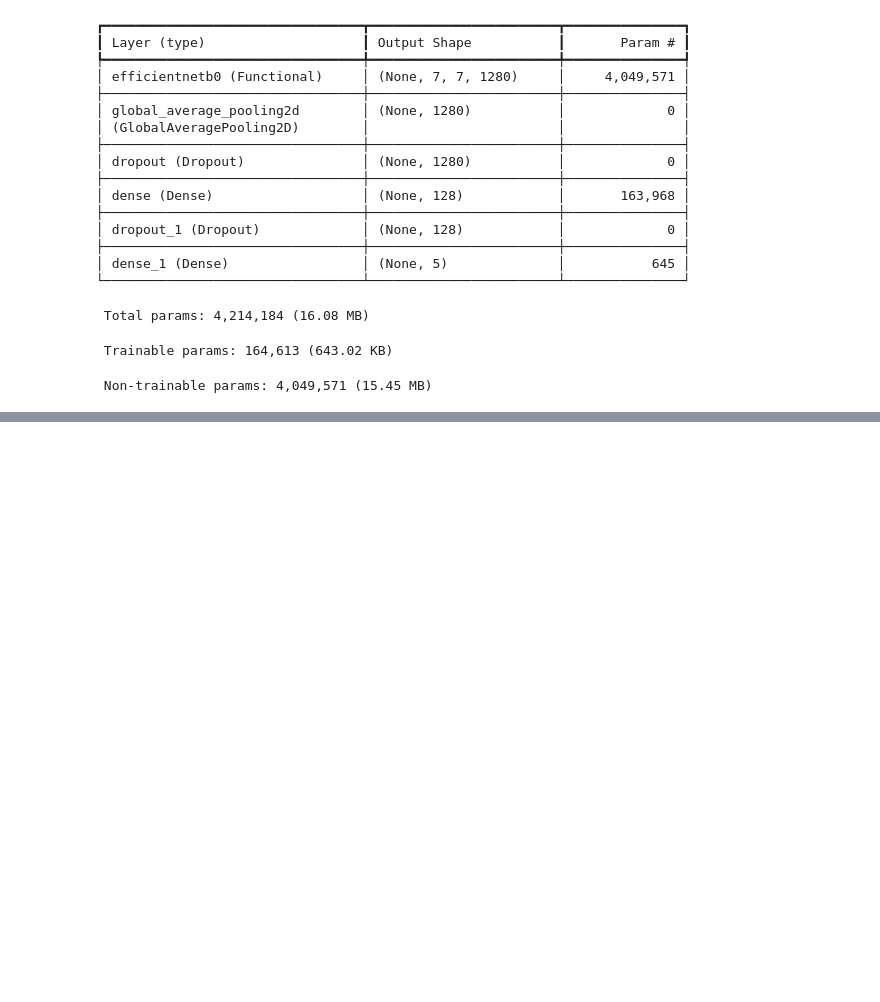
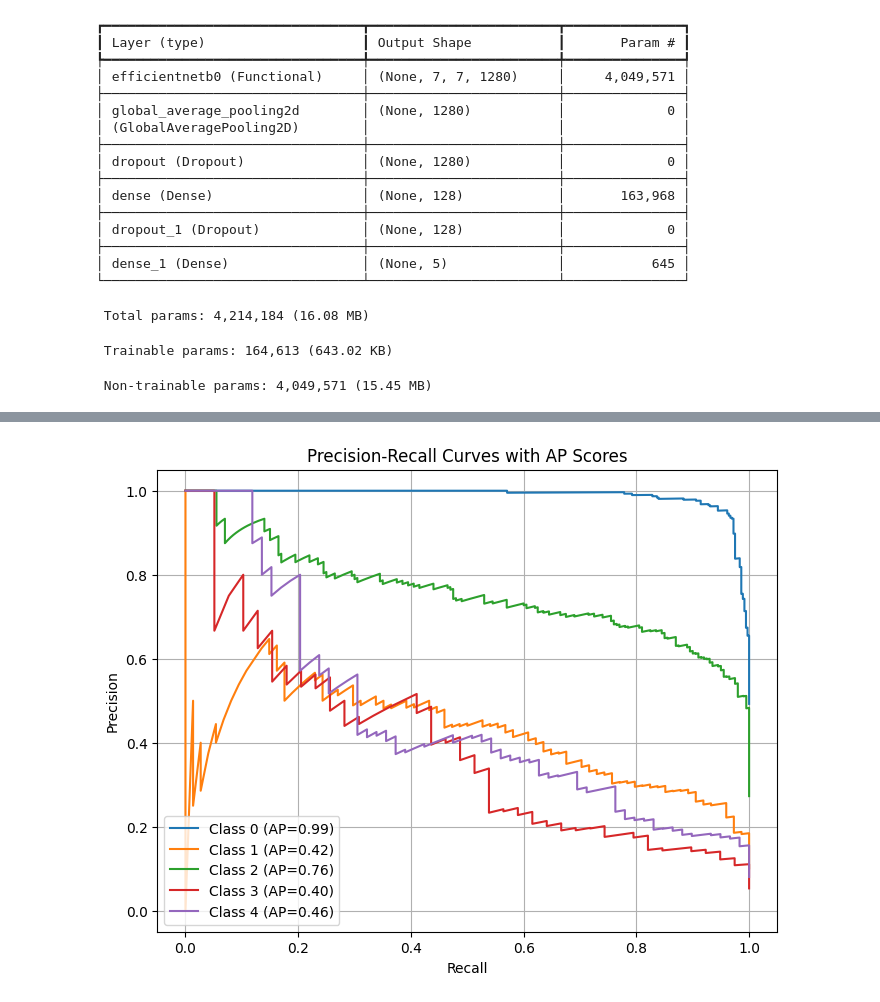
Before and after one commit to Harshkotkar/Deep-Learning, a Jupyter notebook: Early_Detection_of_Diabetic_Retinopathy_from_Retinal_Fundus_Images(full_and_final_🤯🔥).ipynb, the cells around one changed output, grey strips where cells are left out. Saved outputs shown, nothing was run; the diff lists cells and outputs as text; code cells hidden in the pictures; blank space fills up the shorter version.

```diff
--- a/Early_Detection_of_Diabetic_Retinopathy_from_Retinal_Fundus_Images(full_and_final_🤯🔥).ipynb
+++ b/Early_Detection_of_Diabetic_Retinopathy_from_Retinal_Fundus_Images(full_and_final_🤯🔥).ipynb
@@ -213,0 +272,23 @@ Epoch 4/10
+# %%
+from sklearn.metrics import precision_recall_curve, average_precision_score
+import matplotlib.pyplot as plt
+
+# Assuming y_true and y_pred_probs are already defined
+n_classes = y_pred_probs.shape[1]
+ap_scores = []
+
+plt.figure(figsize=(8, 6))
+for i in range(n_classes):
+    precision, recall, _ = precision_recall_curve(y_true == i, y_pred_probs[:, i])
+    ap = average_precision_score(y_true == i, y_pred_probs[:, i])
+    ap_scores.append(ap)
+    plt.plot(recall, precision, label=f'Class {i} (AP={ap:.2f})')
+
+plt.xlabel('Recall')
+plt.ylabel('Precision')
+plt.title('Precision-Recall Curves with AP Scores')
+plt.legend()
+plt.grid(True)
+plt.show()
+# %% [output]
+[figure, added]
```
Also changed, not shown: parts of 12 cells of this notebook.
